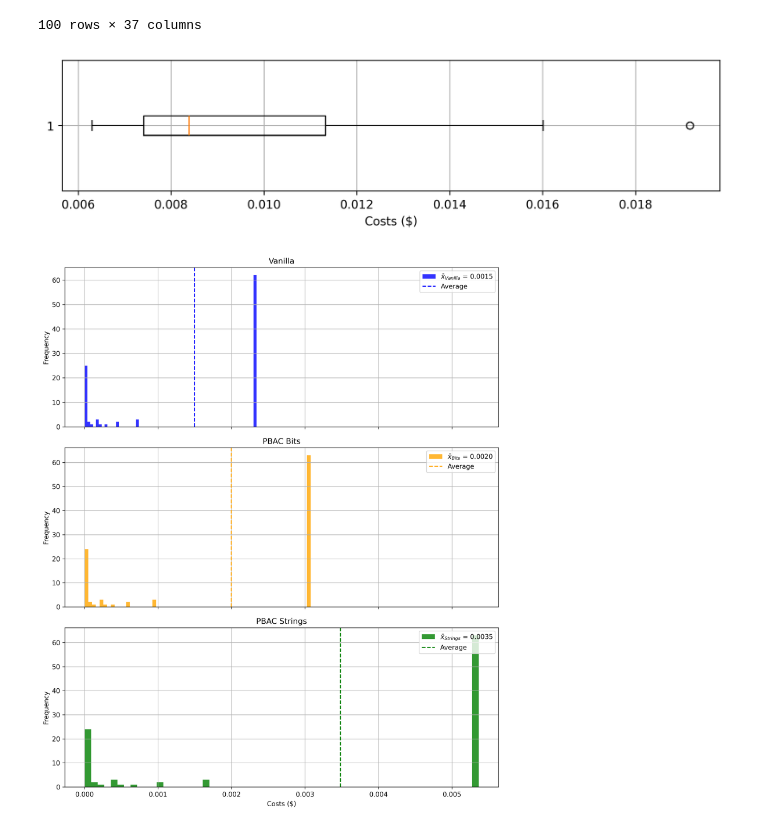
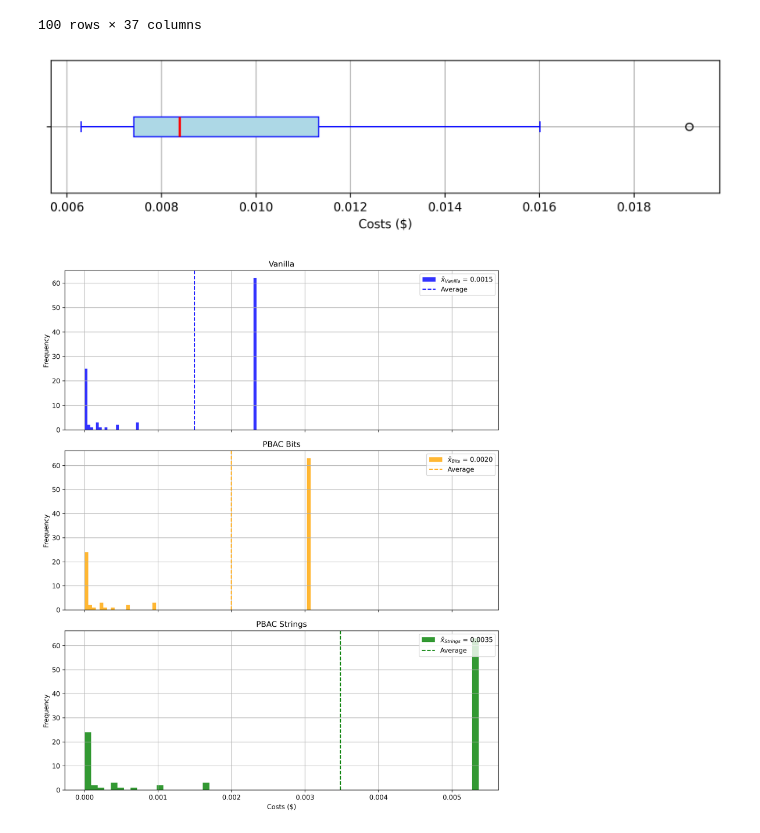
Before and after one commit to bodejan/ChatPBAC, a Jupyter notebook: evaluation.ipynb, the cells around one changed output. Saved outputs shown, nothing was run; the diff lists cells and outputs as text; code cells hidden in the pictures.

Commit message:
update visualizations

```diff
--- a/evaluation.ipynb
+++ b/evaluation.ipynb
@@ -950,13 +950,17 @@ df
 # %%
 import matplotlib.pyplot as plt
 
 plt.figure(figsize=(10, 2), dpi=300)
-plt.boxplot(df['llm_cost'], vert=False)
+plt.boxplot(df['llm_cost'], labels=[""], patch_artist=True, vert=False,
+            boxprops=dict(facecolor='lightblue', color='blue'),
+            medianprops=dict(color='red', linewidth=2),
+            whiskerprops=dict(color='blue'),
+            capprops=dict(color='blue'))
 plt.xlabel('Costs ($)')
 plt.grid(True)
 plt.show()
 # %% [output]
-[figure, old version]
+[figure, new version]
 # %%
 import matplotlib.pyplot as plt
 import numpy as np
```
Also changed, not shown: parts of 2 cells of this notebook.
